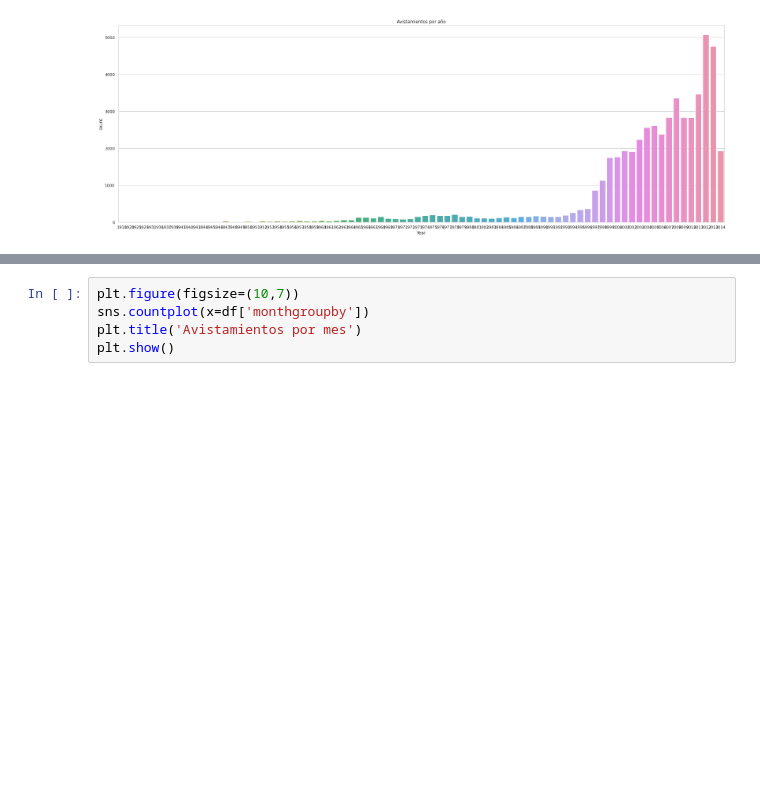
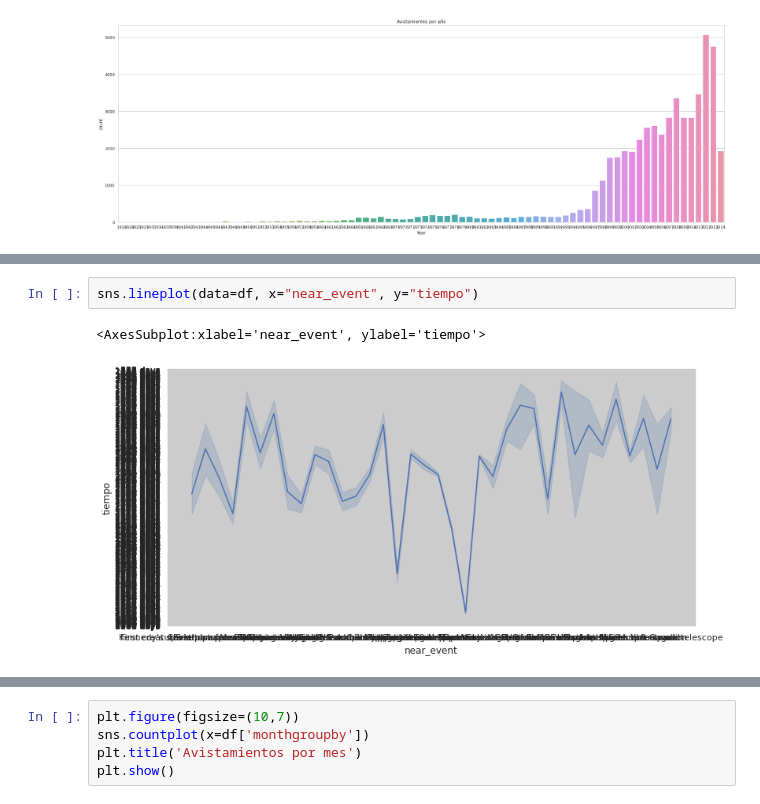
Before and after one commit to LuisSerranoCerame/Aliens, a Jupyter notebook: VisualsDate.ipynb, the cells around one changed output, grey strips where cells are left out. Cells and saved outputs as stored; diff of their text form; blank space fills up the shorter version.

```diff
--- a/VisualsDate.ipynb
+++ b/VisualsDate.ipynb
@@ -497,0 +548,5 @@ plt.show()
+# %%
+sns.lineplot(data=df, x="near_event", y="tiempo")
+# %% [output]
+<AxesSubplot:xlabel='near_event', ylabel='tiempo'>
+[figure, added]
```
Also changed, not shown: parts of 8 cells of this notebook, 5 other files.
